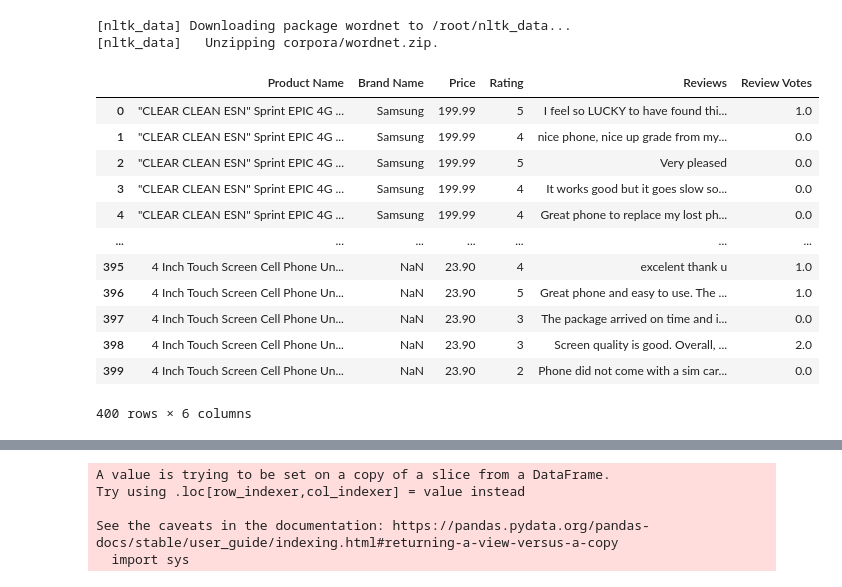
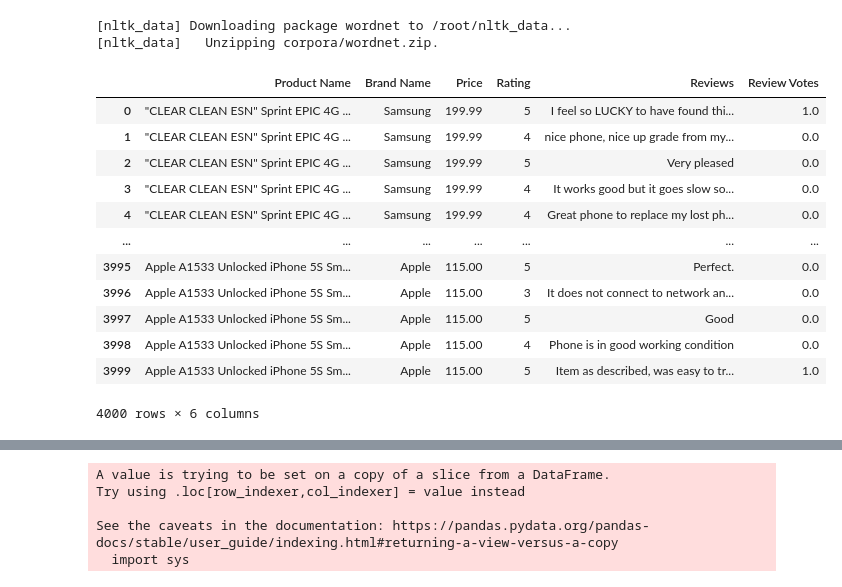
Before and after one commit to Nagmashaik123/Nagma_INFO5731_Spring2021, a Jupyter notebook: In_Class_exercises_10.ipynb, the cells around one changed output, grey strips where cells are left out. Drawn from its saved outputs; the diff is of its cells as text; code cells hidden in the pictures.

```diff
--- a/In_Class_exercises_10.ipynb
+++ b/In_Class_exercises_10.ipynb
@@ -41,21 +41,21 @@ import matplotlib.pyplot as plt
 #load the data
 data=pd.read_csv("Amazon_Unlocked_Mobile.csv")
 # %%
-data[:400]
+data[:4000]
 # %% [output]
 |  | Product Name | Brand Name | Price | Rating | Reviews | Review Votes |
 | 0 | "CLEAR CLEAN ESN" Sprint EPIC 4G ... | Samsung | 199.99 | 5 | I feel so LUCKY to have found thi... | 1.0 |
 | 1 | "CLEAR CLEAN ESN" Sprint EPIC 4G ... | Samsung | 199.99 | 4 | nice phone, nice up grade from my... | 0.0 |
 | 2 | "CLEAR CLEAN ESN" Sprint EPIC 4G ... | Samsung | 199.99 | 5 | Very pleased | 0.0 |
 | 3 | "CLEAR CLEAN ESN" Sprint EPIC 4G ... | Samsung | 199.99 | 4 | It works good but it goes slow so... | 0.0 |
 | 4 | "CLEAR CLEAN ESN" Sprint EPIC 4G ... | Samsung | 199.99 | 4 | Great phone to replace my lost ph... | 0.0 |
 | ... | ... | ... | ... | ... | ... | ... |
-| 395 | 4 Inch Touch Screen Cell Phone Un... | NaN | 23.90 | 4 | excelent thank u | 1.0 |
-| 396 | 4 Inch Touch Screen Cell Phone Un... | NaN | 23.90 | 5 | Great phone and easy to use. The ... | 1.0 |
-| 397 | 4 Inch Touch Screen Cell Phone Un... | NaN | 23.90 | 3 | The package arrived on time and i... | 0.0 |
-| 398 | 4 Inch Touch Screen Cell Phone Un... | NaN | 23.90 | 3 | Screen quality is good. Overall, ... | 2.0 |
-| 399 | 4 Inch Touch Screen Cell Phone Un... | NaN | 23.90 | 2 | Phone did not come with a sim car... | 0.0 |
+| 3995 | Apple A1533 Unlocked iPhone 5S Sm... | Apple | 115.00 | 5 | Perfect. | 0.0 |
+| 3996 | Apple A1533 Unlocked iPhone 5S Sm... | Apple | 115.00 | 3 | It does not connect to network an... | 0.0 |
+| 3997 | Apple A1533 Unlocked iPhone 5S Sm... | Apple | 115.00 | 5 | Good | 0.0 |
+| 3998 | Apple A1533 Unlocked iPhone 5S Sm... | Apple | 115.00 | 4 | Phone is in good working condition | 0.0 |
+| 3999 | Apple A1533 Unlocked iPhone 5S Sm... | Apple | 115.00 | 5 | Item as described, was easy to tr... | 1.0 |
-400 rows × 6 columns
+4000 rows × 6 columns
 # %%
 data.shape
 # %% [output]
```
Also changed, not shown: parts of 22 cells of this notebook.
